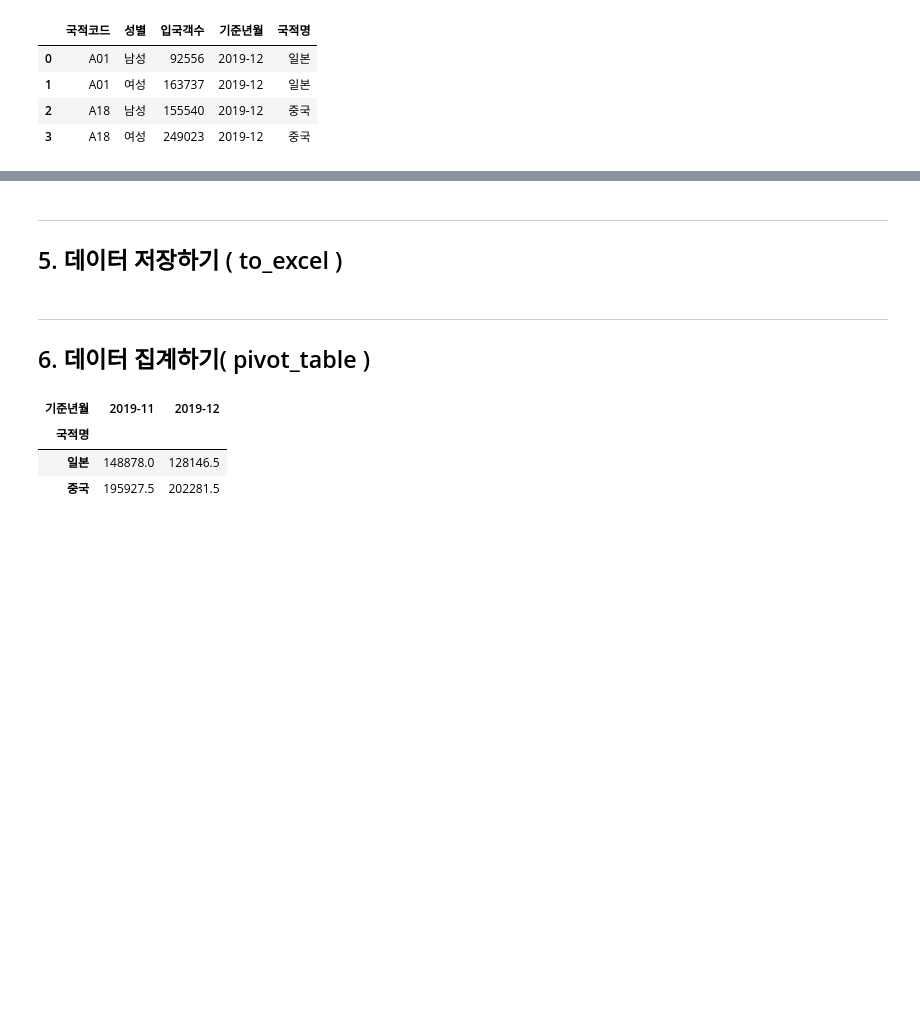
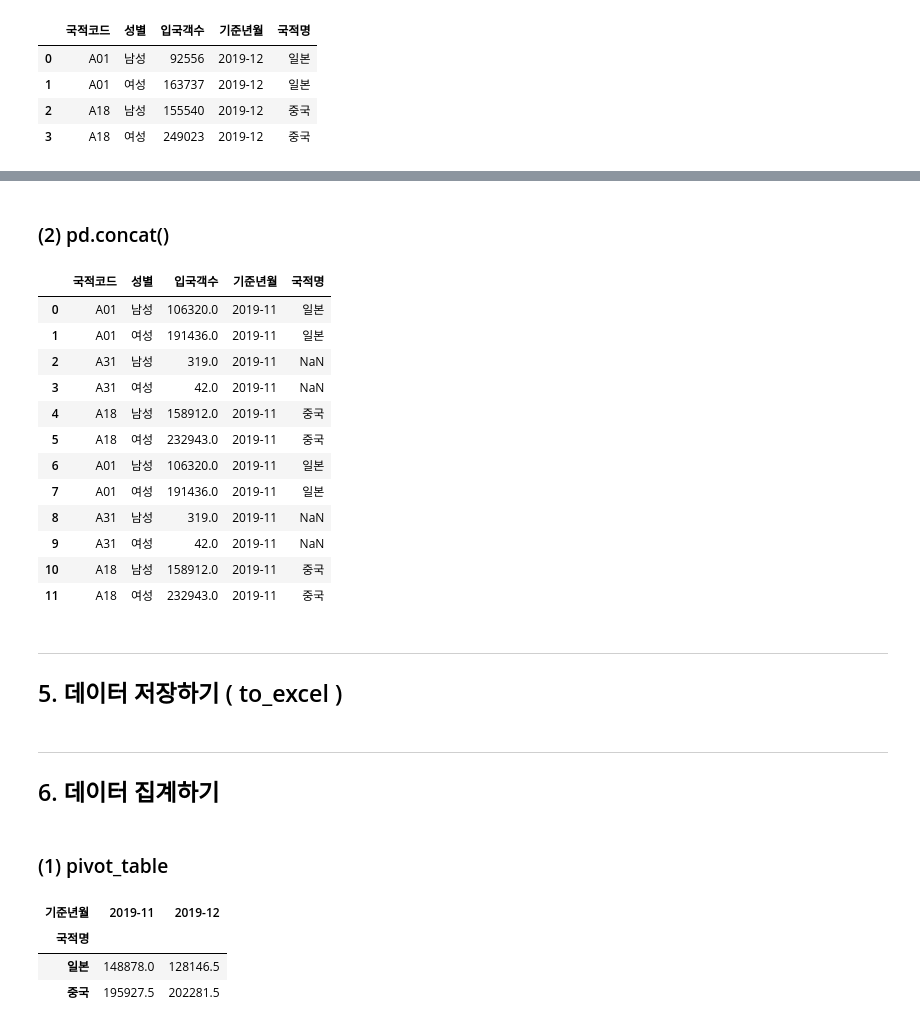
Before and after one commit to ejcho3792/TIL, a Jupyter notebook: Data_crawling_python/DC02_data_analysis_basic/DC02_01_pandas.ipynb, the cells around one changed output, grey strips where cells are left out. Drawn from its saved outputs; the diff is of its cells as text; code cells hidden in the pictures; blank space fills up the shorter version.

```diff
--- a/Data_crawling_python/DC02_data_analysis_basic/DC02_01_pandas.ipynb
+++ b/Data_crawling_python/DC02_data_analysis_basic/DC02_01_pandas.ipynb
@@ -364,3 +352,24 @@ sample_1_code.append(sample_2_code)
+# %% [markdown]
+### (2) pd.concat()
+# %%
+sample_concat=pd.concat([sample_1_code, sample_1_code],
+                       ignore_index=True,
+                       axis=0)
+sample_concat
+# %% [output]
+|  | 국적코드 | 성별 | 입국객수 | 기준년월 | 국적명 |
+| 0 | A01 | 남성 | 106320.0 | 2019-11 | 일본 |
+| 1 | A01 | 여성 | 191436.0 | 2019-11 | 일본 |
+| 2 | A31 | 남성 | 319.0 | 2019-11 | NaN |
+| 3 | A31 | 여성 | 42.0 | 2019-11 | NaN |
+| 4 | A18 | 남성 | 158912.0 | 2019-11 | 중국 |
+| 5 | A18 | 여성 | 232943.0 | 2019-11 | 중국 |
+| 6 | A01 | 남성 | 106320.0 | 2019-11 | 일본 |
+| 7 | A01 | 여성 | 191436.0 | 2019-11 | 일본 |
+| 8 | A31 | 남성 | 319.0 | 2019-11 | NaN |
+| 9 | A31 | 여성 | 42.0 | 2019-11 | NaN |
+| 10 | A18 | 남성 | 158912.0 | 2019-11 | 중국 |
+| 11 | A18 | 여성 | 232943.0 | 2019-11 | 중국 |
 # %% [markdown]
 ---
 ## 5. 데이터 저장하기 ( to_excel )
@@ -371,6 +387,8 @@ sample.to_excel('./files/sample_index_false.xlsx', index=False)
 # %% [markdown]
 ---
-## 6. 데이터 집계하기( pivot_table )
+## 6. 데이터 집계하기
+# %% [markdown]
+### (1) pivot_table
 # %%
 sample_pivot = sample.pivot_table(values='입국객수',
                                   index='국적명',
```
Also changed, not shown: parts of 26 cells of this notebook, 6 other files.
